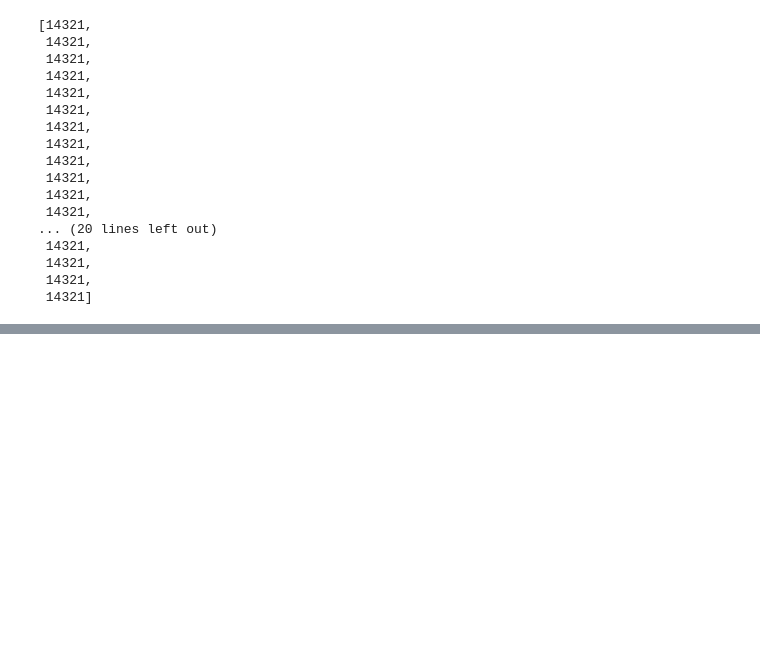
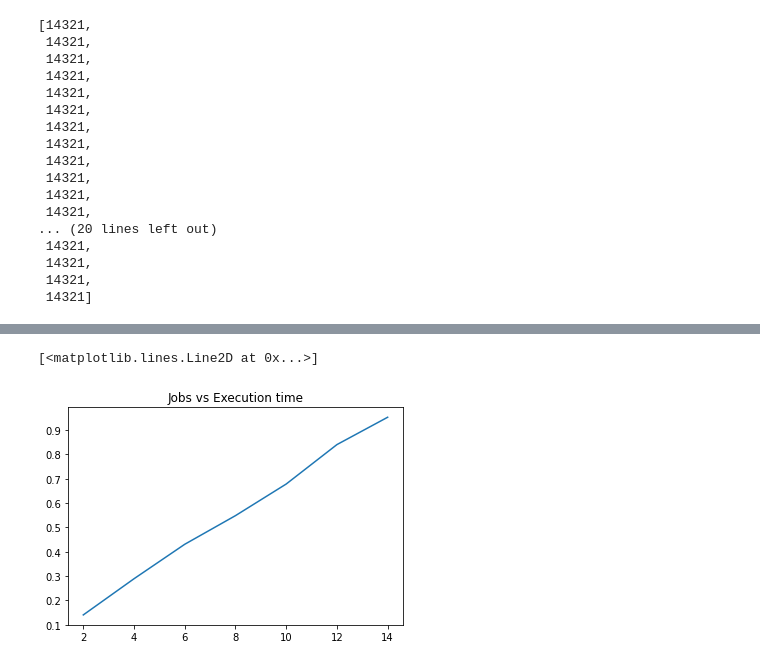
Before and after one commit to bart1259/TrafficLightAI, a Jupyter notebook: simulation/ExampleUsage.ipynb, the cells around one changed output, grey strips where cells are left out. Drawn from its saved outputs; the diff is of its cells as text; code cells hidden in the pictures; blank space fills up the shorter version.

```diff
--- a/simulation/ExampleUsage.ipynb
+++ b/simulation/ExampleUsage.ipynb
@@ -69,3 +48,27 @@ ftinesses
  14321,
  14321,
  14321]
+# %%
+import time
+from multiprocessing.pool import ThreadPool
+
+job_counts = []
+times = []
+ones = [1] * 20_000_000
+
+pool = ThreadPool(256)
+
+for job_count in range(2, 16, 2):
+    print(job_count)
+    start = time.time()
+
+    jobs = []
+    for i in range(job_count):
+        jobs.append(ones)
+
+    a = pool.map(sum, jobs)
+
+    end = time.time()
+
+    job_counts.append(job_count)
+    times.append(end-start)
@@ -71,0 +83,7 @@ ftinesses
+# %%
+from matplotlib import pyplot as plt
+plt.title("Jobs vs Execution time")
+plt.plot(job_counts, times)
+# %% [output]
+[<matplotlib.lines.Line2D at 0x...>]
+[figure, added]
```
Also changed, not shown: parts of 3 cells of this notebook, 1 other file.
